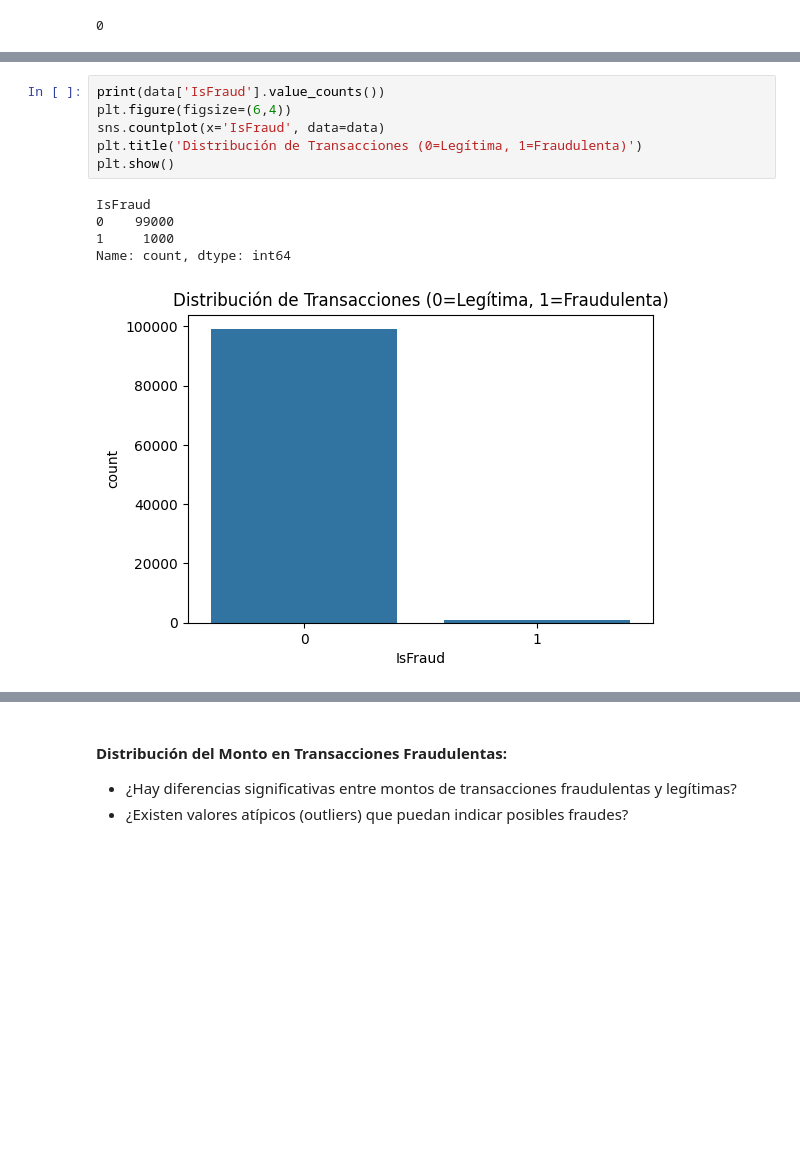
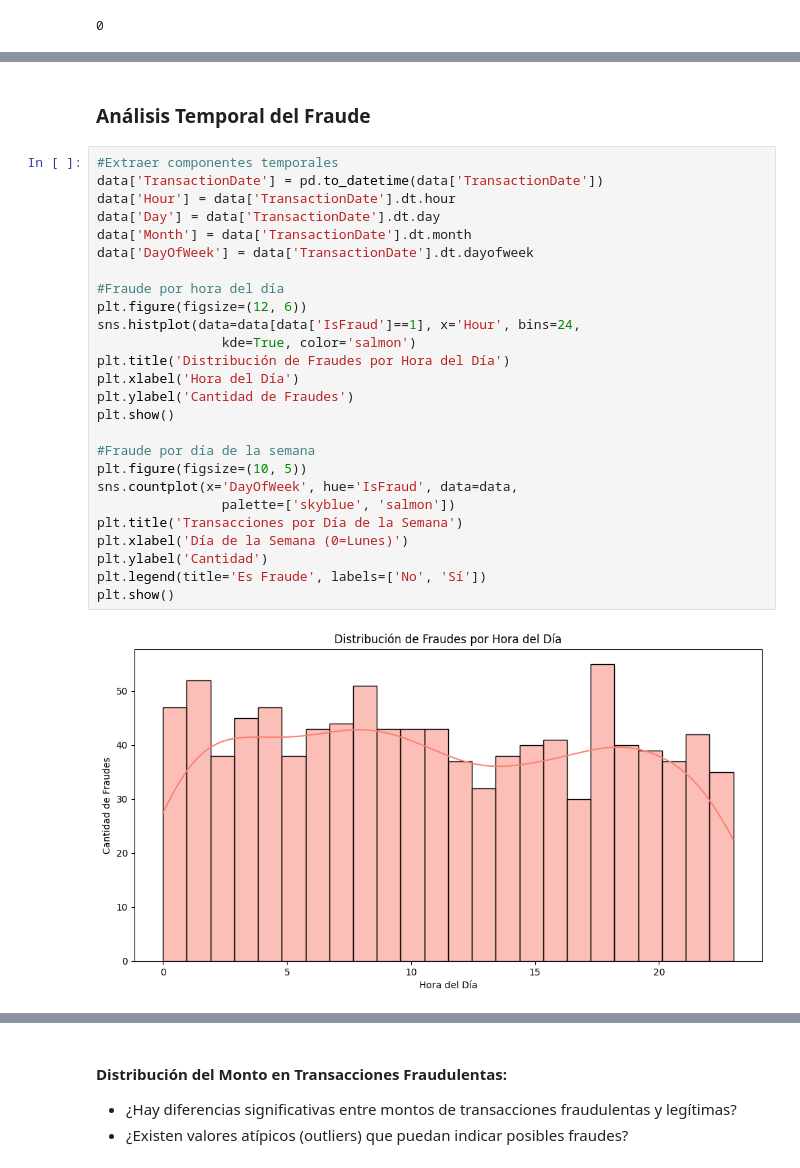
Before and after one commit to angemaria25/credit-card-fraud-detection, a Jupyter notebook: main.ipynb, the cells around one changed output, grey strips where cells are left out. Saved outputs shown, nothing was run; the diff lists cells and outputs as text; blank space fills up the shorter version.

```diff
--- a/main.ipynb
+++ b/main.ipynb
@@ -152,14 +144,32 @@ data.describe()
 
 Para que el algoritmo sea ágil adaptándose a nuevos comportamientos, es recomendable realizar de manera inteligente este over-sampling. En este caso, el replicar en mayor medida las muestras más recientes de fraude provoca que el algoritmo sea capaz de tenerlas en cuenta en un corto plazo desde que se comienzan a realizar.
-# %%
-print(data['IsFraud'].value_counts())
-plt.figure(figsize=(6,4))
-sns.countplot(x='IsFraud', data=data)
-plt.title('Distribución de Transacciones (0=Legítima, 1=Fraudulenta)')
-plt.show()
-# %% [output]
-IsFraud
-0    99000
-1     1000
-Name: count, dtype: int64
-[figure, removed]
+# %% [markdown]
+### Análisis Temporal del Fraude
+# %%
+#Extraer componentes temporales
+data['TransactionDate'] = pd.to_datetime(data['TransactionDate'])
+data['Hour'] = data['TransactionDate'].dt.hour
+data['Day'] = data['TransactionDate'].dt.day
+data['Month'] = data['TransactionDate'].dt.month
+data['DayOfWeek'] = data['TransactionDate'].dt.dayofweek
+
+#Fraude por hora del día
+plt.figure(figsize=(12, 6))
+sns.histplot(data=data[data['IsFraud']==1], x='Hour', bins=24,
+                kde=True, color='salmon')
+plt.title('Distribución de Fraudes por Hora del Día')
+plt.xlabel('Hora del Día')
+plt.ylabel('Cantidad de Fraudes')
+plt.show()
+
+#Fraude por día de la semana
+plt.figure(figsize=(10, 5))
+sns.countplot(x='DayOfWeek', hue='IsFraud', data=data,
+                palette=['skyblue', 'salmon'])
+plt.title('Transacciones por Día de la Semana')
+plt.xlabel('Día de la Semana (0=Lunes)')
+plt.ylabel('Cantidad')
+plt.legend(title='Es Fraude', labels=['No', 'Sí'])
+plt.show()
+# %% [output]
+[figure, added]
```
Also changed, not shown: parts of 67 cells of this notebook.
